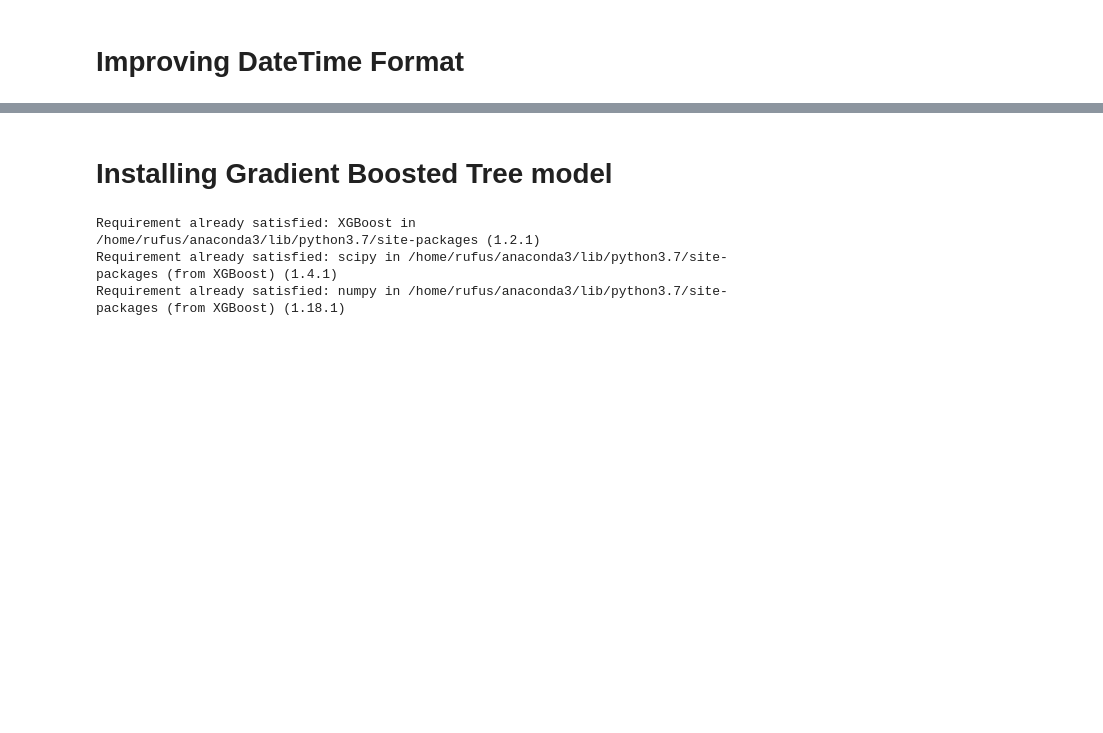
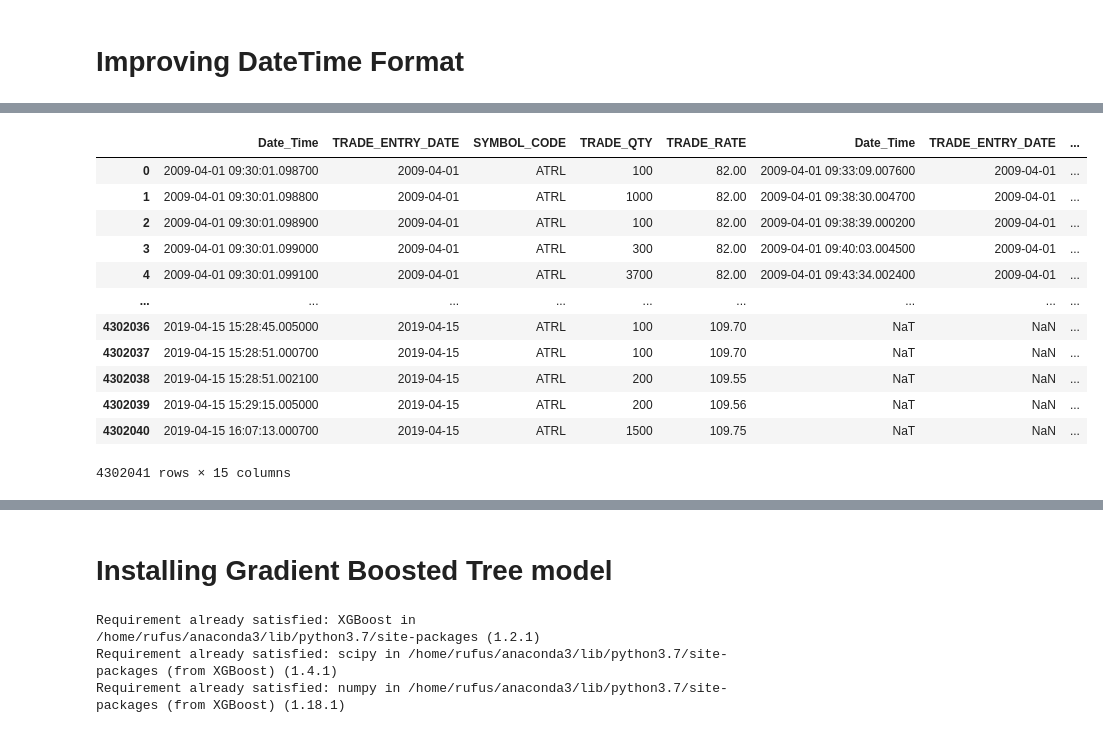
Before and after one commit to Syed-Sherjeel/PSX_Trading_Bot, a Jupyter notebook: Project_file.ipynb, the cells around one changed output, grey strips where cells are left out. Drawn from its saved outputs; the diff is of its cells as text; code cells hidden in the pictures; blank space fills up the shorter version.

```diff
--- a/Project_file.ipynb
+++ b/Project_file.ipynb
@@ -578,5 +596,0 @@ atrl['KATS_TIME'][:4570].plot(kind='line',figsize=(10,10))
-# %%
-for i in range(1,atrl.shape[0],60):
-    with open('Modified_ATRL.csv','a') as rawfile:
-        filewriter=csv.writer(rawfile)
-        filewriter.writerow([atrl.index[i],atrl.KATS_TIME[i],atrl.TRADE_QTY[i],atrl.TRADE_RATE[i]])
@@ -593,0 +615,26 @@ df.head()
+# %%
+Names=['bahl','EPCL','FCCL','LUCK','MCB','MLCF','NETSOL','NML',
+      'OGDC','PPL','PSO','SEARL','TRG']
+df=pd.read_csv('../Modified_Data/Modified_ATRL.csv',parse_dates=True,index_col='Date_Time',infer_datetime_format=True)
+df.drop(['Unnamed: 0','KATS_TIME'],axis=1,inplace=True)
+df.reset_index(inplace=True)
+for i in range(2):
+    df1=pd.read_csv('../Modified_Data/Modified_'+Names[i]+'.csv',parse_dates=True,index_col='Date_Time',infer_datetime_format=True)
+    df1.drop(['Unnamed: 0','KATS_TIME'],axis=1,inplace=True)
+    df1.reset_index(inplace=True)
+    df=pd.concat([df,df1],axis=1)
+df
+# %% [output]
+|  | Date_Time | TRADE_ENTRY_DATE | SYMBOL_CODE | TRADE_QTY | TRADE_RATE | Date_Time | TRADE_ENTRY_DATE | ... |
+| 0 | 2009-04-01 09:30:01.098700 | 2009-04-01 | ATRL | 100 | 82.00 | 2009-04-01 09:33:09.007600 | 2009-04-01 | ... |
+| 1 | 2009-04-01 09:30:01.098800 | 2009-04-01 | ATRL | 1000 | 82.00 | 2009-04-01 09:38:30.004700 | 2009-04-01 | ... |
+| 2 | 2009-04-01 09:30:01.098900 | 2009-04-01 | ATRL | 100 | 82.00 | 2009-04-01 09:38:39.000200 | 2009-04-01 | ... |
+| 3 | 2009-04-01 09:30:01.099000 | 2009-04-01 | ATRL | 300 | 82.00 | 2009-04-01 09:40:03.004500 | 2009-04-01 | ... |
+| 4 | 2009-04-01 09:30:01.099100 | 2009-04-01 | ATRL | 3700 | 82.00 | 2009-04-01 09:43:34.002400 | 2009-04-01 | ... |
+| ... | ... | ... | ... | ... | ... | ... | ... | ... |
+| 4302036 | 2019-04-15 15:28:45.005000 | 2019-04-15 | ATRL | 100 | 109.70 | NaT | NaN | ... |
+| 4302037 | 2019-04-15 15:28:51.000700 | 2019-04-15 | ATRL | 100 | 109.70 | NaT | NaN | ... |
+| 4302038 | 2019-04-15 15:28:51.002100 | 2019-04-15 | ATRL | 200 | 109.55 | NaT | NaN | ... |
+| 4302039 | 2019-04-15 15:29:15.005000 | 2019-04-15 | ATRL | 200 | 109.56 | NaT | NaN | ... |
+| 4302040 | 2019-04-15 16:07:13.000700 | 2019-04-15 | ATRL | 1500 | 109.75 | NaT | NaN | ... |
+4302041 rows × 15 columns
```
Also changed, not shown: parts of 11 cells of this notebook.
